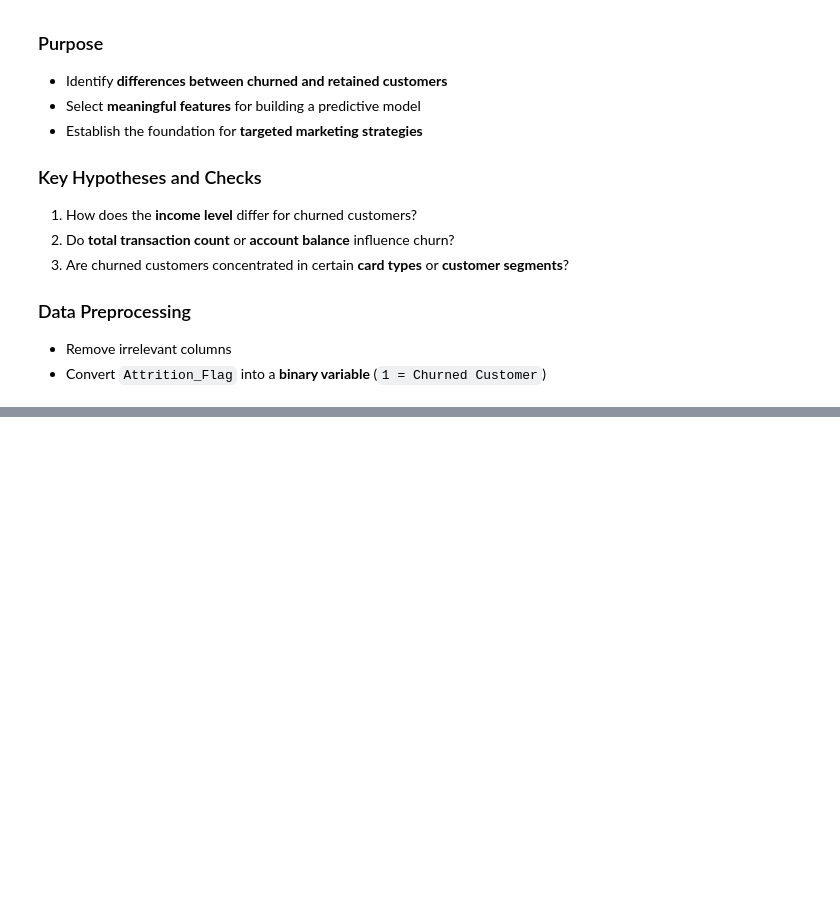
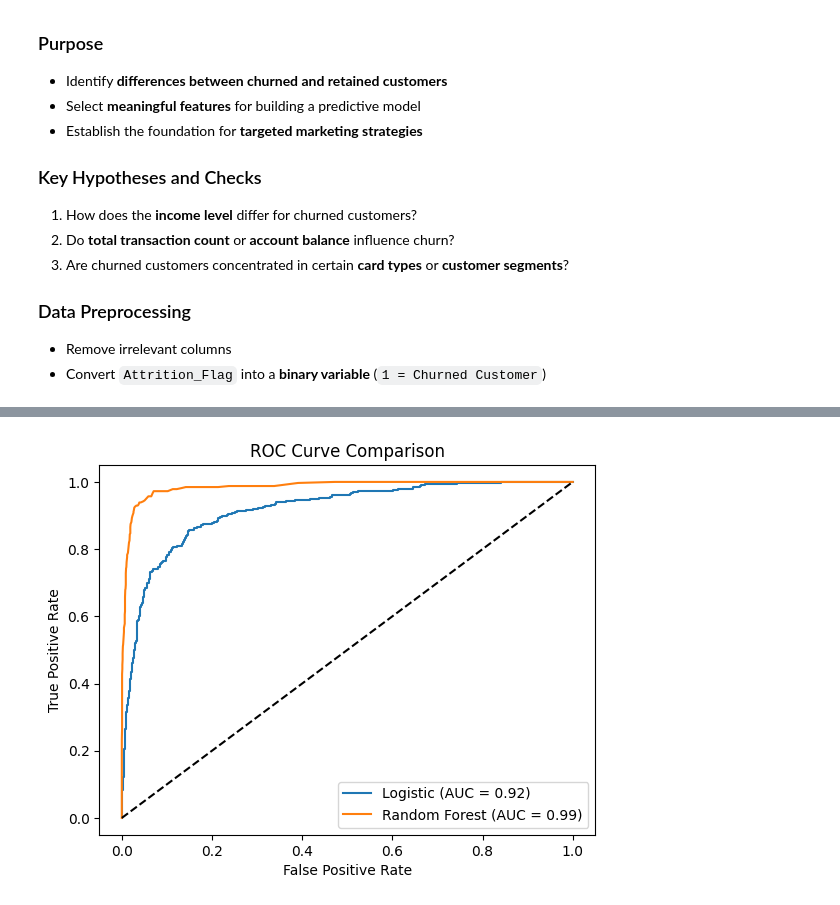
Before and after one commit to ld5ehom/recommend-ecommerce, a Jupyter notebook: notebook/ecommerce_churn_analysis.ipynb, the cells around one changed output, grey strips where cells are left out. Cells and saved outputs as stored; diff of their text form; code cells hidden in the pictures; blank space fills up the shorter version.

```diff
--- a/notebook/ecommerce_churn_analysis.ipynb
+++ b/notebook/ecommerce_churn_analysis.ipynb
@@ -136,0 +369,15 @@ plt.show()
+# %%
+# ROC Curve
+log_fpr, log_tpr, _ = roc_curve(y_test, log_model.predict_proba(X_test_scaled)[:, 1])
+rf_fpr, rf_tpr, _ = roc_curve(y_test, rf_model.predict_proba(X_test)[:, 1])
+
+plt.plot(log_fpr, log_tpr, label='Logistic (AUC = {:.2f})'.format(auc(log_fpr, log_tpr)))
+plt.plot(rf_fpr, rf_tpr, label='Random Forest (AUC = {:.2f})'.format(auc(rf_fpr, rf_tpr)))
+plt.plot([0, 1], [0, 1], 'k--')
+plt.xlabel('False Positive Rate')
+plt.ylabel('True Positive Rate')
+plt.title('ROC Curve Comparison')
+plt.legend()
+plt.show()
+# %% [output]
+[figure, added]
```
Also changed, not shown: parts of 16 cells of this notebook, 4 other files.
